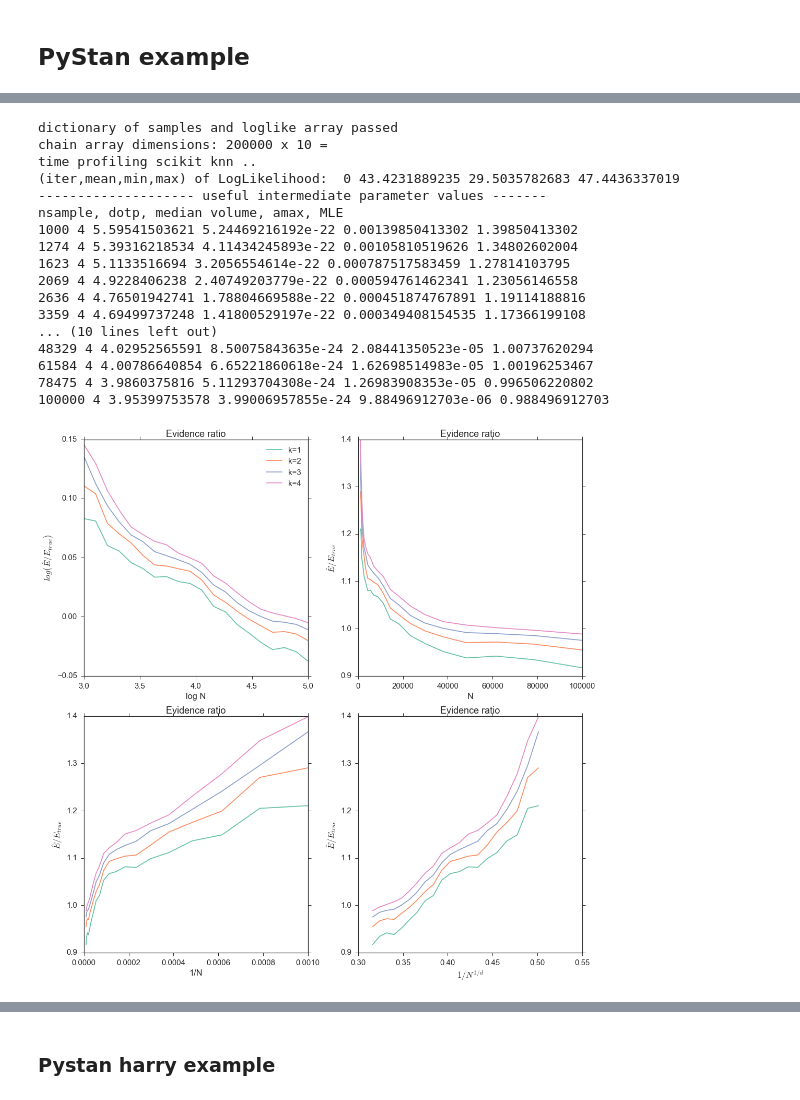
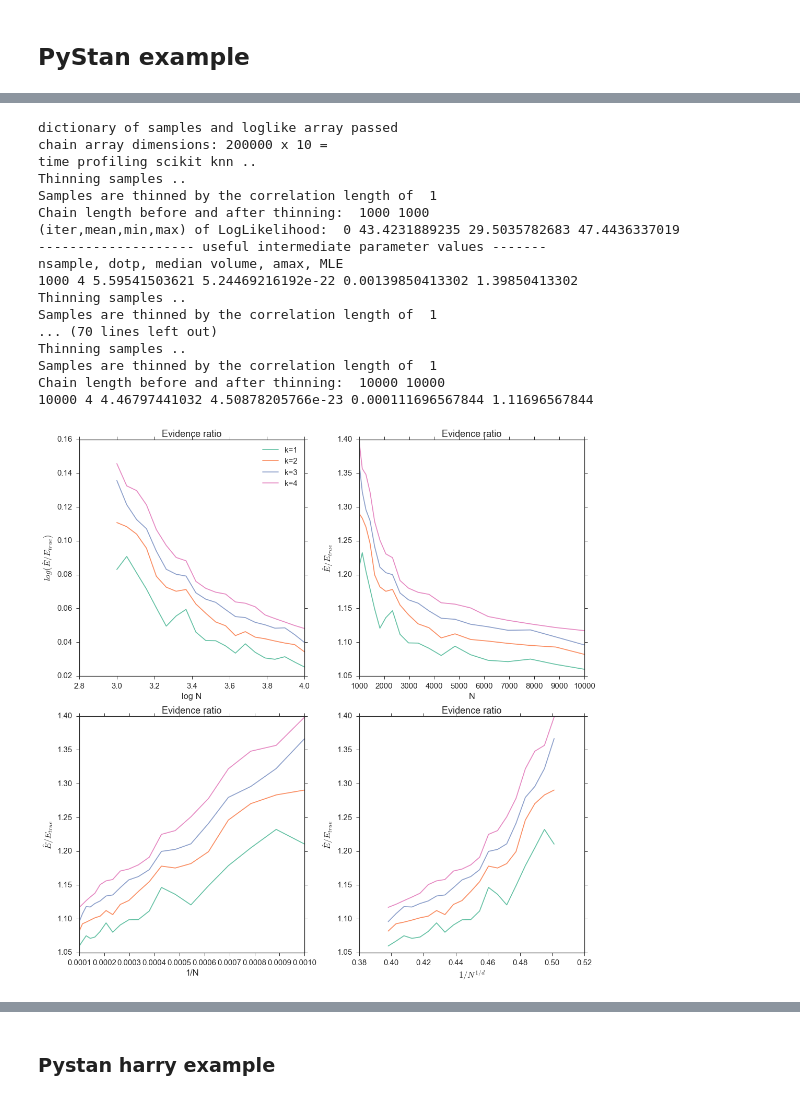
Before and after one commit to yabebalFantaye/BayesSchool2016, a Jupyter notebook: mcmc_samplers.ipynb, the cells around one changed output, grey strips where cells are left out. Saved outputs shown, nothing was run; the diff lists cells and outputs as text; code cells hidden in the pictures.

```diff
--- a/mcmc_samplers.ipynb
+++ b/mcmc_samplers.ipynb
@@ -129,27 +169,27 @@ gdstans.corner()
 # %%
 # Here given pystan samples and log probability, we compute evidence ratio
-ealan=eknn.echain(method=alan_stan_chain,verbose=2,ischain=True,brange=[3,5])
+ealan=eknn.echain(method=alan_stan_chain,verbose=2,ischain=True,brange=[3,4])
 MLE,ptime=ealan.chains2evidence(rand=True,profile=True)
 ealan.vis_mle(MLE)
 # %% [output]
 dictionary of samples and loglike array passed
 chain array dimensions: 200000 x 10 =
 time profiling scikit knn ..
+Thinning samples ..
+Samples are thinned by the correlation length of  1
+Chain length before and after thinning:  1000 1000
 (iter,mean,min,max) of LogLikelihood:  0 43.4231889235 29.5035782683 47.4436337019
 -------------------- useful intermediate parameter values -------
 nsample, dotp, median volume, amax, MLE
 1000 4 5.59541503621 5.24469216192e-22 0.00139850413302 1.39850413302
-1274 4 5.39316218534 4.11434245893e-22 0.00105810519626 1.34802602004
-1623 4 5.1133516694 3.2056554614e-22 0.000787517583459 1.27814103795
-2069 4 4.9228406238 2.40749203779e-22 0.000594761462341 1.23056146558
-2636 4 4.76501942741 1.78804669588e-22 0.000451874767891 1.19114188816
-3359 4 4.69499737248 1.41800529197e-22 0.000349408154535 1.17366199108
-... (10 lines left out)
-48329 4 4.02952565591 8.50075843635e-24 2.08441350523e-05 1.00737620294
-61584 4 4.00786640854 6.65221860618e-24 1.62698514983e-05 1.00196253467
-78475 4 3.9860375816 5.11293704308e-24 1.26983908353e-05 0.996506220802
-100000 4 3.95399753578 3.99006957855e-24 9.88496912703e-06 0.988496912703
+Thinning samples ..
+Samples are thinned by the correlation length of  1
+... (70 lines left out)
+Thinning samples ..
+Samples are thinned by the correlation length of  1
+Chain length before and after thinning:  10000 10000
+10000 4 4.46797441032 4.50878205766e-23 0.000111696567844 1.11696567844
-[figure, old version]
+[figure, new version]
 # %%
 # plot KNN timing profile
 fig,ax=plt.subplots(figsize=(15,6))
```
Also changed, not shown: parts of 19 cells of this notebook, 3 other files.
